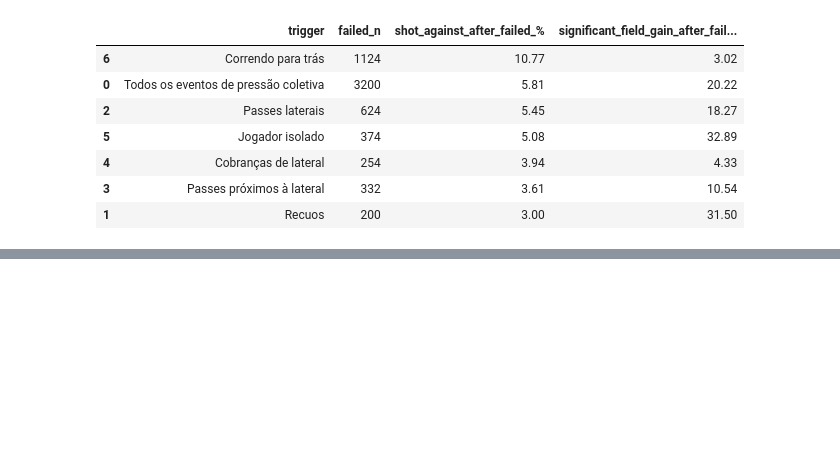
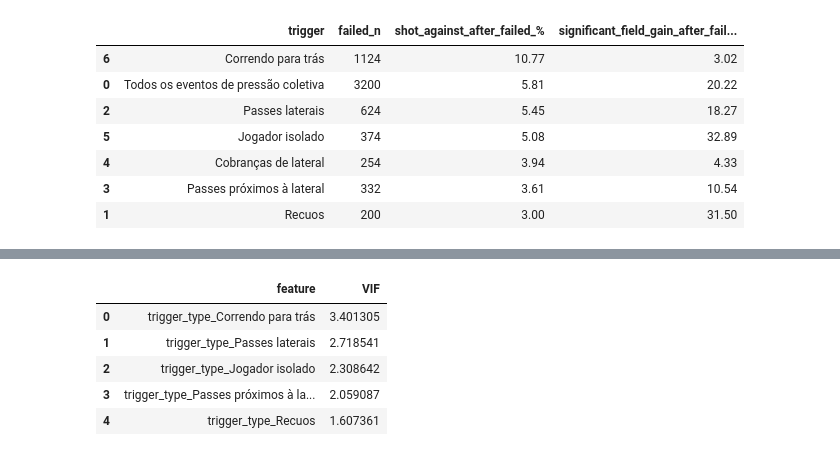
Before and after one commit to AbraaoCG/SoccerPressing, a Jupyter notebook: triggers_v0.ipynb, the cells around one changed output, grey strips where cells are left out. Saved outputs shown, nothing was run; the diff lists cells and outputs as text; code cells hidden in the pictures; blank space fills up the shorter version.

```diff
--- a/triggers_v0.ipynb
+++ b/triggers_v0.ipynb
@@ -1300,0 +1381,91 @@ ROC AUC: 0.6256073823084134
+# %%
+from statsmodels.stats.outliers_influence import variance_inflation_factor
+from statsmodels.tools.tools import add_constant
+
+
+def clean_X_for_vif(X):
+    """
+    Prepara X para VIF:
+    - remove colunas não escalares/listas/dicts;
+    - converte bool para int;
+    - força numérico;
+    - remove colunas totalmente inválidas;
+    - remove colunas constantes.
+    """
+
+    X_clean = X.copy()
+
+    # Remove colunas com listas, dicts, tuplas etc.
+    bad_cols = []
+
+    for col in X_clean.columns:
+        sample = X_clean[col].dropna().head(20)
+
+        if sample.apply(lambda v: isinstance(v, (list, dict, tuple, set))).any():
+            bad_cols.append(col)
+
+    if bad_cols:
+        print("Colunas removidas por conterem listas/dicts/tuplas:", bad_cols)
+        X_clean = X_clean.drop(columns=bad_cols)
+
+    # Bool → int
+    bool_cols = X_clean.select_dtypes(include=["bool"]).columns
+    X_clean[bool_cols] = X_clean[bool_cols].astype(int)
+
+    # Força tudo para numérico
+    for col in X_clean.columns:
+        X_clean[col] = pd.to_numeric(X_clean[col], errors="coerce")
+
+    # Remove colunas 100% NaN
+    all_nan_cols = X_clean.columns[X_clean.isna().all()].tolist()
+
+    if all_nan_cols:
+        print("Colunas removidas por serem 100% NaN:", all_nan_cols)
+        X_clean = X_clean.drop(columns=all_nan_cols)
+
+    # Inf → NaN → 0
+    X_clean = X_clean.replace([np.inf, -np.inf], np.nan)
+    X_clean = X_clean.fillna(0)
+
+    # Remove colunas constantes
+    constant_cols = [
+        col for col in X_clean.columns
+        if X_clean[col].nunique() <= 1
+    ]
+
+    if constant_cols:
+        print("Colunas constantes removidas:", constant_cols)
+        X_clean = X_clean.drop(columns=constant_cols)
+
+    return X_clean
+
+
+def calculate_vif_safe(X):
+    X_vif = clean_X_for_vif(X)
+
+    X_vif = add_constant(X_vif, has_constant="add")
+
+    vif_data = pd.DataFrame({
+        "feature": X_vif.columns,
+        "VIF": [
+            variance_inflation_factor(X_vif.values.astype(float), i)
+            for i in range(X_vif.shape[1])
+        ]
+    })
+
+    vif_data = vif_data[vif_data["feature"] != "const"]
+
+    return vif_data.sort_values(
+        "VIF",
+        ascending=False
+    ).reset_index(drop=True)
+
+vif_recovered = calculate_vif_safe(X)
+vif_recovered
+# %% [output]
+|  | feature | VIF |
+| 0 | trigger_type_Correndo para trás | 3.401305 |
+| 1 | trigger_type_Passes laterais | 2.718541 |
+| 2 | trigger_type_Jogador isolado | 2.308642 |
+| 3 | trigger_type_Passes próximos à la... | 2.059087 |
+| 4 | trigger_type_Recuos | 1.607361 |
```
Also changed, not shown: parts of 3 cells of this notebook.
